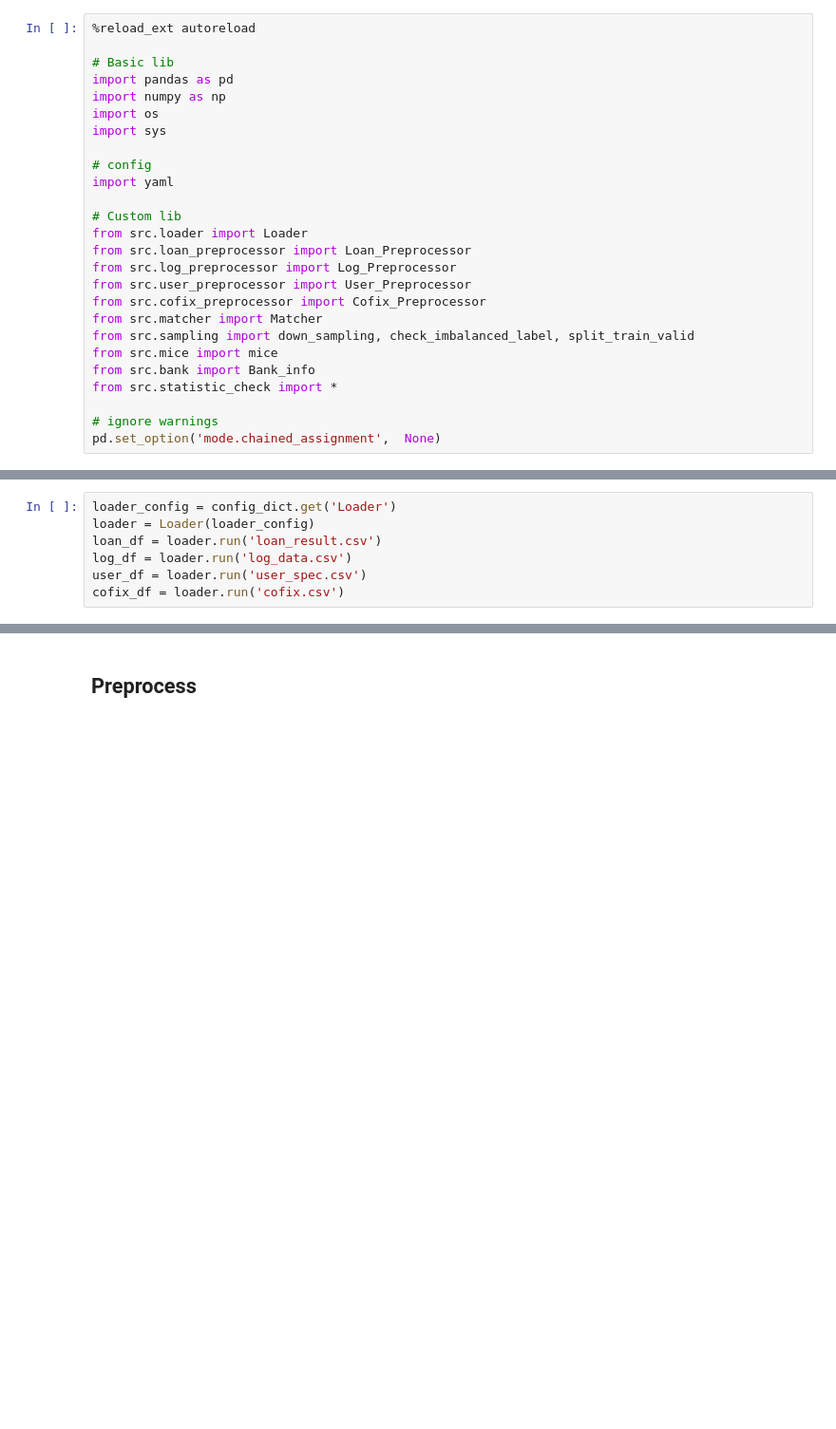
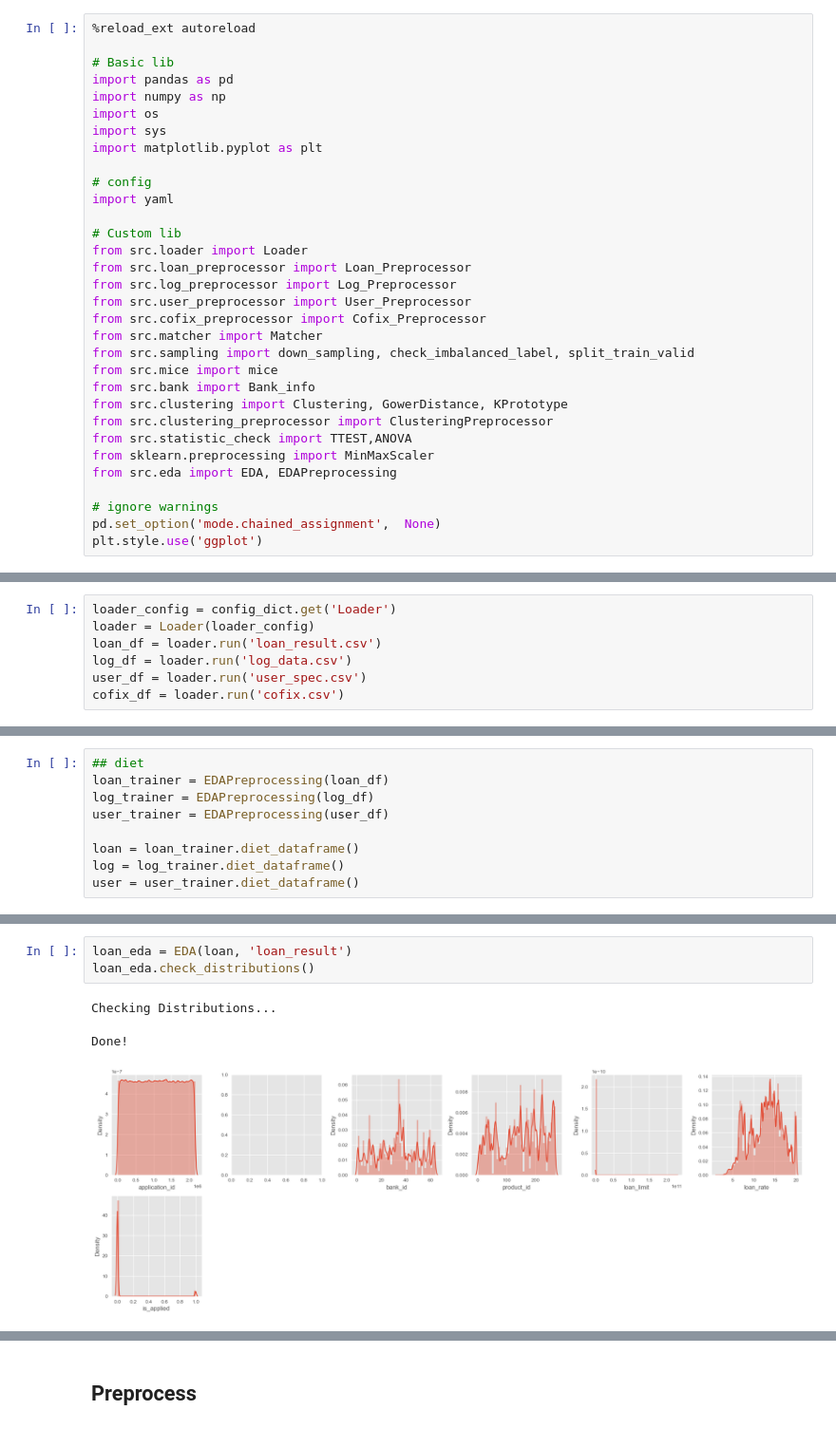
Before and after one commit to paragonyun/2022_bigcontest, a Jupyter notebook: main_test.ipynb, the cells around one changed output, grey strips where cells are left out. Shown at 95% size. Cells and saved outputs as stored; diff of their text form; blank space fills up the shorter version.

```diff
--- a/main_test.ipynb
+++ b/main_test.ipynb
@@ -16,6 +13,7 @@ import pandas as pd
 import numpy as np
 import os
 import sys
+import matplotlib.pyplot as plt
 
 # config
 import yaml
@@ -30,10 +28,15 @@ from src.matcher import Matcher
 from src.sampling import down_sampling, check_imbalanced_label, split_train_valid
 from src.mice import mice
 from src.bank import Bank_info
-from src.statistic_check import *
+from src.clustering import Clustering, GowerDistance, KPrototype
+from src.clustering_preprocessor import ClusteringPreprocessor
+from src.statistic_check import TTEST,ANOVA
+from sklearn.preprocessing import MinMaxScaler
+from src.eda import EDA, EDAPreprocessing
 
 # ignore warnings
 pd.set_option('mode.chained_assignment',  None)
+plt.style.use('ggplot')
 # %% [markdown]
 ## Load Config
 # %%
@@ -52,0 +58,9 @@ cofix_df = loader.run('cofix.csv')
+# %%
+## diet
+loan_trainer = EDAPreprocessing(loan_df)
+log_trainer = EDAPreprocessing(log_df)
+user_trainer = EDAPreprocessing(user_df)
+
+loan = loan_trainer.diet_dataframe()
+log = log_trainer.diet_dataframe()
+user = user_trainer.diet_dataframe()
@@ -52,0 +76,7 @@ cofix_df = loader.run('cofix.csv')
+# %%
+loan_eda = EDA(loan, 'loan_result')
+loan_eda.check_distributions()
+# %% [output]
+Checking Distributions...
+Done!
+[figure, added]
```
Also changed, not shown: parts of 31 cells of this notebook.
